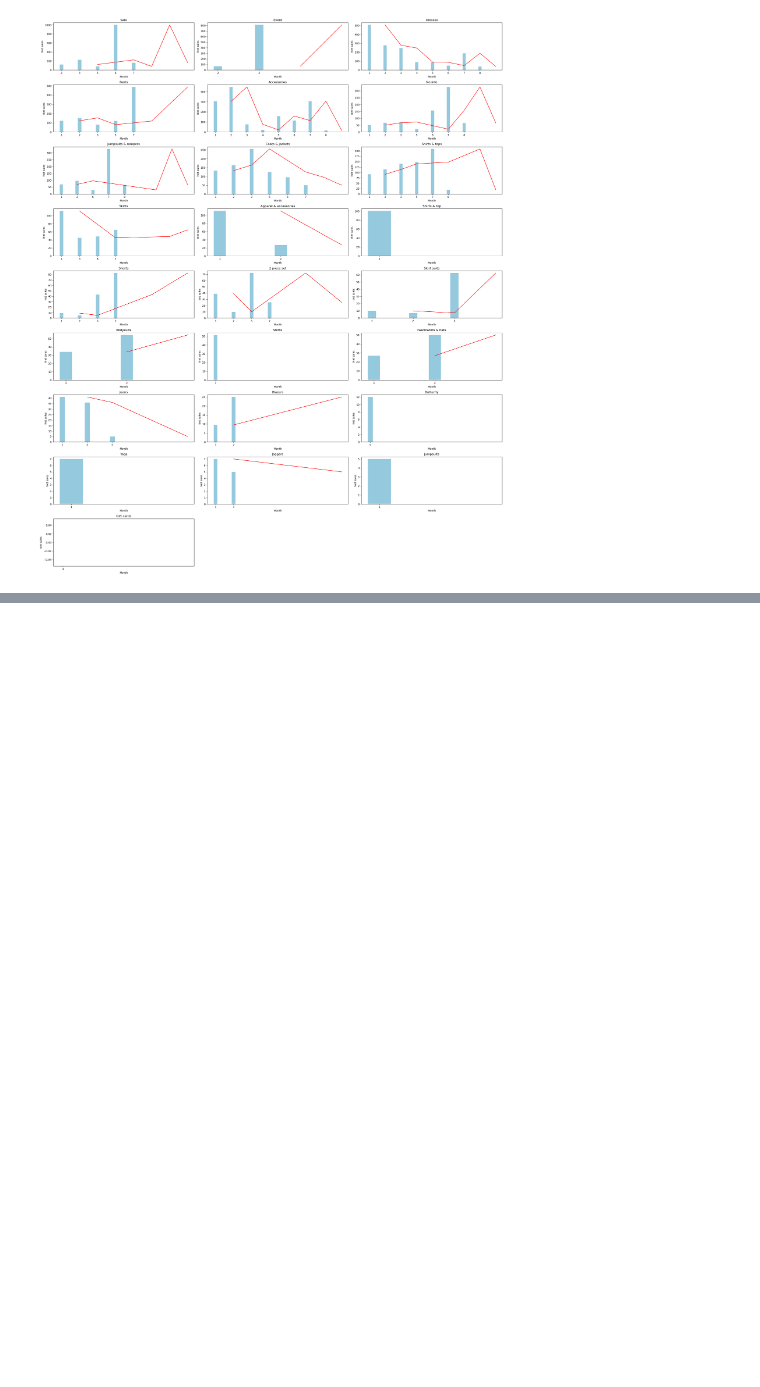
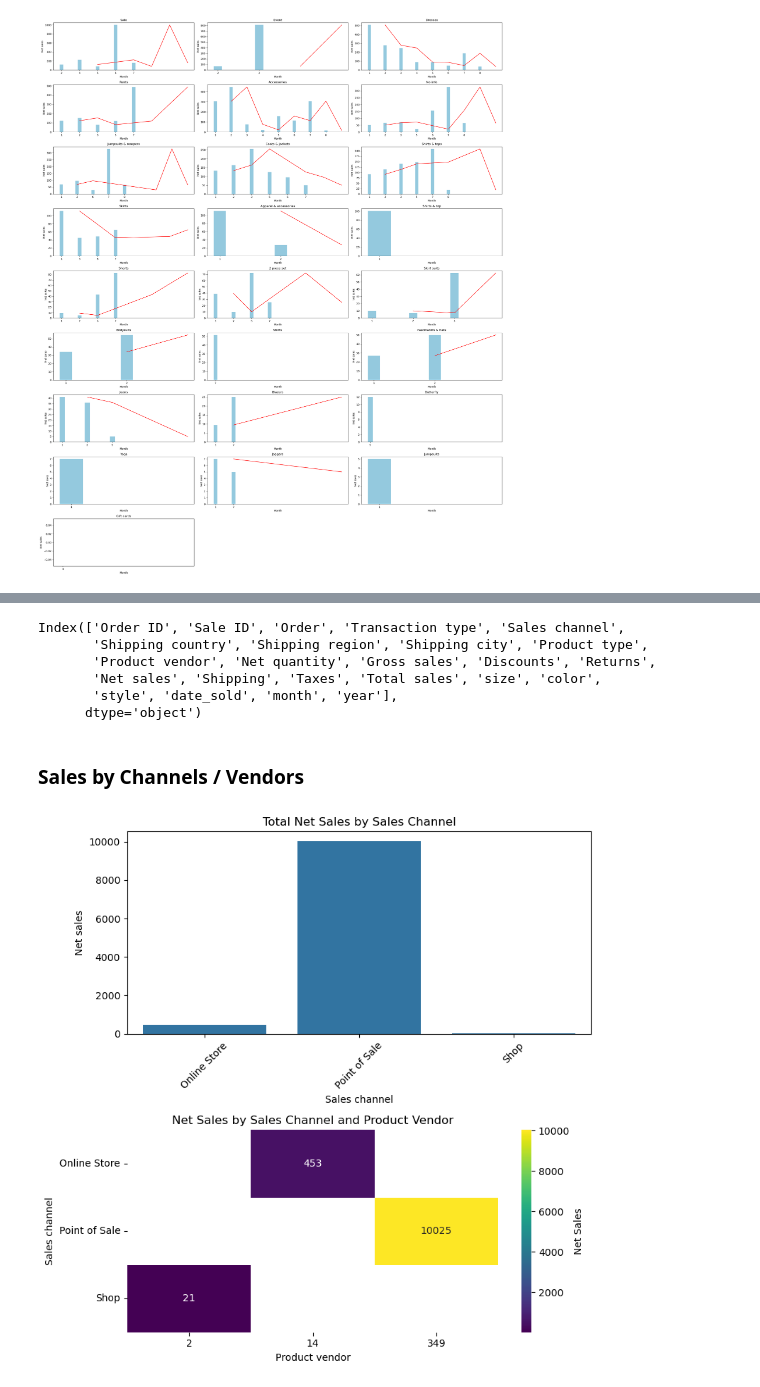
Before and after one commit to ezishr/NEO_InspiredFashion, a Jupyter notebook: orders analysis.ipynb, the cells around one changed output, grey strips where cells are left out. Saved outputs shown, nothing was run; the diff lists cells and outputs as text; code cells hidden in the pictures; blank space fills up the shorter version.

Commit message:
add return analysis

```diff
--- a/orders analysis.ipynb
+++ b/orders analysis.ipynb
@@ -285,0 +344,36 @@ df[df['Product type']=='Jumpsuits']
+# %%
+sale_df_non_discount.columns
+# %% [output]
+Index(['Order ID', 'Sale ID', 'Order', 'Transaction type', 'Sales channel',
+       'Shipping country', 'Shipping region', 'Shipping city', 'Product type',
+       'Product vendor', 'Net quantity', 'Gross sales', 'Discounts', 'Returns',
+       'Net sales', 'Shipping', 'Taxes', 'Total sales', 'size', 'color',
+       'style', 'date_sold', 'month', 'year'],
+      dtype='object')
+# %% [markdown]
+### Sales by Channels / Vendors
+# %%
+sales_channel = df.copy()
+sample = sales_channel.groupby('Sales channel').agg({'Net sales': 'sum', 'Product vendor': 'count'}).reset_index()
+# %%
+heatmap_data = sample.pivot_table(
+    values = 'Net sales',
+    index = 'Sales channel',
+    columns = 'Product vendor',
+    aggfunc = 'sum'
+)
+# %%
+fig, (ax1, ax2) = plt.subplots(2,1, figsize=(8, 8))
+plt.subplots_adjust(hspace=1)
+
+sns.barplot(data = sample, x='Sales channel', y='Net sales', ax=ax1)
+ax1.set_title('Total Net Sales by Sales Channel')
+ax1.tick_params(axis='x', rotation=45)
+
+sns.heatmap(data = heatmap_data, annot =True, fmt='.0f', cmap='viridis', ax=ax2, cbar_kws={'label': 'Net Sales'})
+ax2.set_title('Net Sales by Sales Channel and Product Vendor')
+
+plt.tight_layout()
+plt.show()
+# %% [output]
+[figure, added]
```
Also changed, not shown: parts of 10 cells of this notebook, 3 other files.
